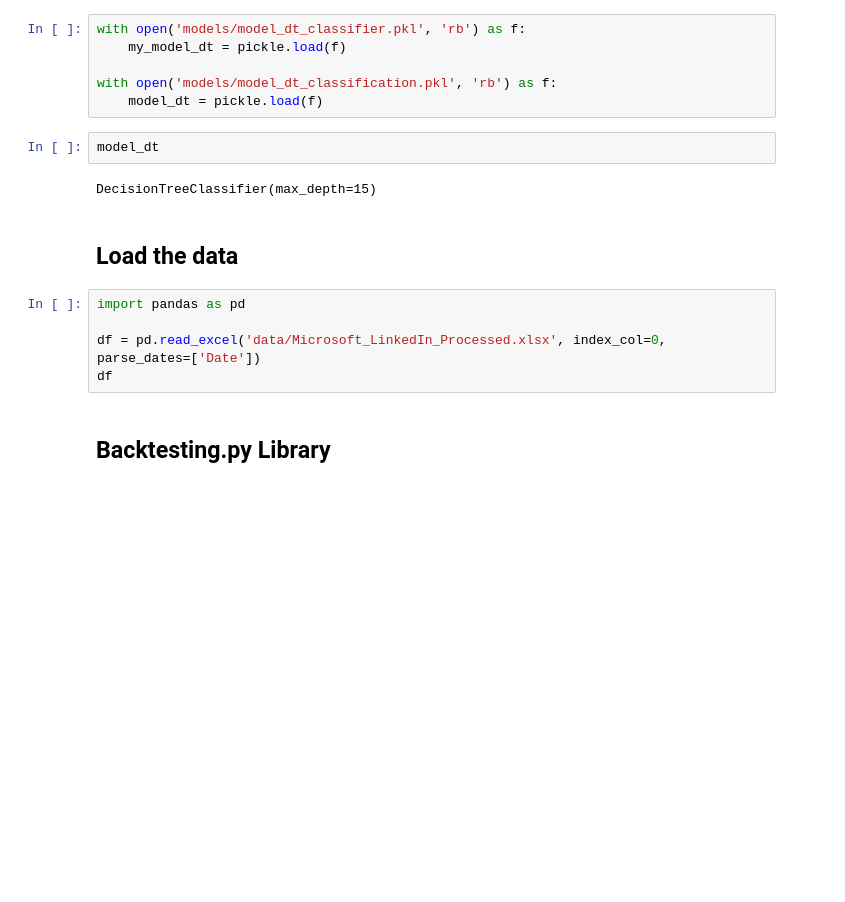
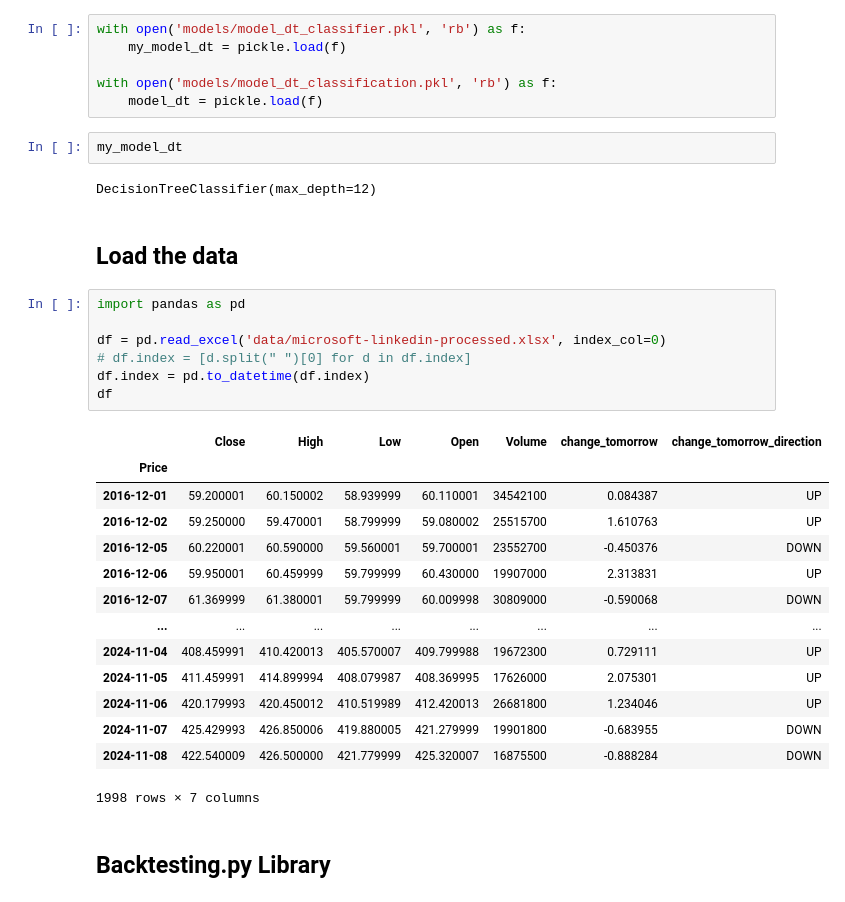
Before and after one commit to rniggebrugge/python-training, a Jupyter notebook: notebooks-course/03A_Backtesting ML Classification-Based.ipynb, the cells around one changed output. Saved outputs shown, nothing was run; the diff lists cells and outputs as text; blank space fills up the shorter version.

```diff
--- a/notebooks-course/03A_Backtesting ML Classification-Based.ipynb
+++ b/notebooks-course/03A_Backtesting ML Classification-Based.ipynb
@@ -15,16 +15,33 @@ with open('models/model_dt_classifier.pkl', 'rb') as f:
 with open('models/model_dt_classification.pkl', 'rb') as f:
     model_dt = pickle.load(f)
 # %%
-model_dt
+my_model_dt
 # %% [output]
-DecisionTreeClassifier(max_depth=15)
+DecisionTreeClassifier(max_depth=12)
 # %% [markdown]
 ## Load the data
 # %%
 import pandas as pd
 
-df = pd.read_excel('data/Microsoft_LinkedIn_Processed.xlsx', index_col=0, parse_dates=['Date'])
+df = pd.read_excel('data/microsoft-linkedin-processed.xlsx', index_col=0)
+# df.index = [d.split(" ")[0] for d in df.index]
+df.index = pd.to_datetime(df.index)
 df
+# %% [output]
+|  | Close | High | Low | Open | Volume | change_tomorrow | change_tomorrow_direction |
+| Price |  |  |  |  |  |  |  |
+| 2016-12-01 | 59.200001 | 60.150002 | 58.939999 | 60.110001 | 34542100 | 0.084387 | UP |
+| 2016-12-02 | 59.250000 | 59.470001 | 58.799999 | 59.080002 | 25515700 | 1.610763 | UP |
+| 2016-12-05 | 60.220001 | 60.590000 | 59.560001 | 59.700001 | 23552700 | -0.450376 | DOWN |
+| 2016-12-06 | 59.950001 | 60.459999 | 59.799999 | 60.430000 | 19907000 | 2.313831 | UP |
+| 2016-12-07 | 61.369999 | 61.380001 | 59.799999 | 60.009998 | 30809000 | -0.590068 | DOWN |
+| ... | ... | ... | ... | ... | ... | ... | ... |
+| 2024-11-04 | 408.459991 | 410.420013 | 405.570007 | 409.799988 | 19672300 | 0.729111 | UP |
+| 2024-11-05 | 411.459991 | 414.899994 | 408.079987 | 408.369995 | 17626000 | 2.075301 | UP |
+| 2024-11-06 | 420.179993 | 420.450012 | 410.519989 | 412.420013 | 26681800 | 1.234046 | UP |
+| 2024-11-07 | 425.429993 | 426.850006 | 419.880005 | 421.279999 | 19901800 | -0.683955 | DOWN |
+| 2024-11-08 | 422.540009 | 426.500000 | 421.779999 | 425.320007 | 16875500 | -0.888284 | DOWN |
+1998 rows × 7 columns
 # %% [markdown]
 ## Backtesting.py Library
 # %% [markdown]
```
Also changed, not shown: parts of 12 cells of this notebook, 13 other files.
